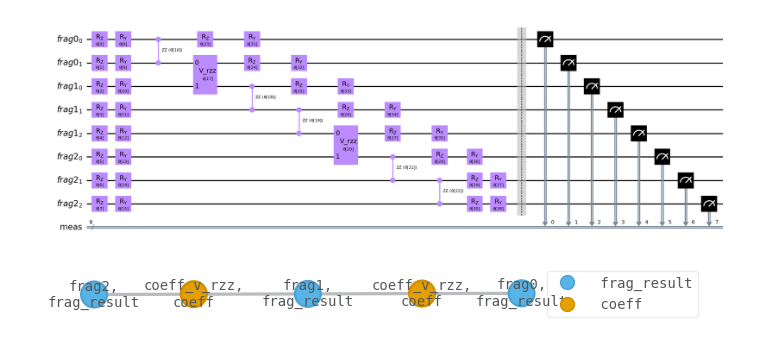
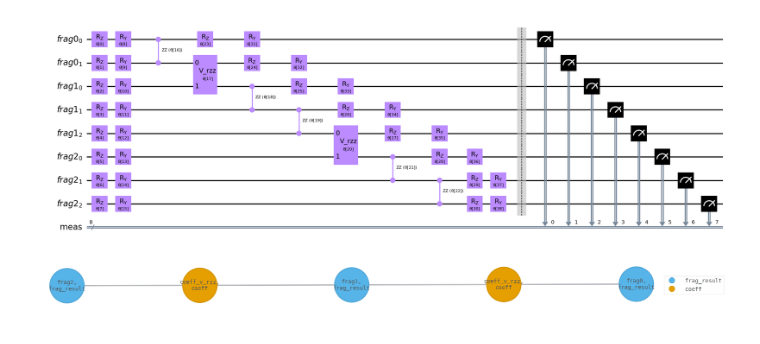
Before and after one commit to nathanieltornow/qtpu, a Jupyter notebook: examples/simple.ipynb, the cells around one changed output. Drawn from its saved outputs; the diff is of its cells as text; code cells hidden in the pictures.

```diff
--- a/examples/simple.ipynb
+++ b/examples/simple.ipynb
@@ -34,14 +34,14 @@ cut_circuit.draw("mpl", fold=-1)
 # %%
 cut_circuit = cut_circuit.assign_parameters(params)
 
 virtual_circuit = VirtualCircuit(cut_circuit)
 
 results = sample_fragments(virtual_circuit, SimRunner(), shots=100000)
 
 tn = build_tensornetwork(virtual_circuit, results)
-tn.draw(color=["frag_result", "coeff"])
+tn.draw(color=["frag_result", "coeff"], figsize=(20, 20))
 # %% [output]
-[figure, old version]
+[figure, new version]
 # %%
 result = tn.contract(all, optimize="auto-hq")
 # %%
```
Also changed, not shown: parts of 1 cell of this notebook.
